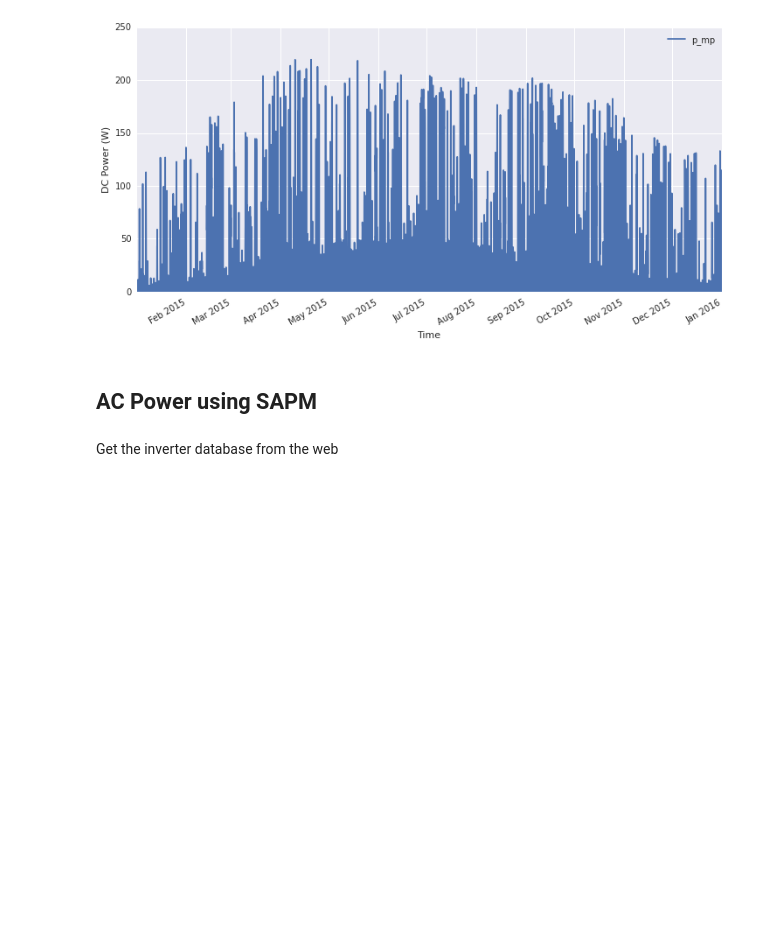
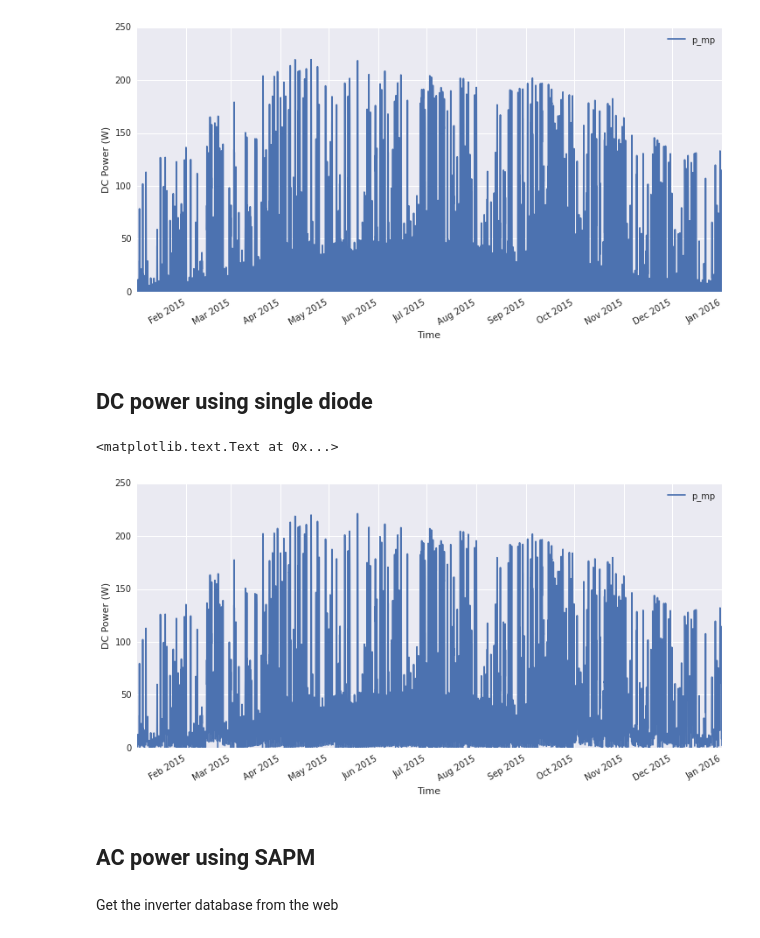
Before and after one commit to pvlib/pvlib-python, a Jupyter notebook: docs/tutorials/tmy_to_power.ipynb, the cells around one changed output. Saved outputs shown, nothing was run; the diff lists cells and outputs as text; code cells hidden in the pictures; blank space fills up the shorter version.

Commit message:
update tmy_to_power with sandia develop stuff

```diff
--- a/docs/tutorials/tmy_to_power.ipynb
+++ b/docs/tutorials/tmy_to_power.ipynb
@@ -281,3 +283,5 @@ Time
 2015-01-01 13:30:00+00:00                     0
 <matplotlib.text.Text at 0x...>
 [figure]
+# %% [markdown]
+## DC power using single diode
@@ -284,5 +302,11 @@ Time
+# %%
+single_diode_out[['p_mp']].plot()
+plt.ylabel('DC Power (W)')
+# %% [output]
+<matplotlib.text.Text at 0x...>
+[figure, added]
 # %% [markdown]
-## AC Power using SAPM
+## AC power using SAPM
 # %% [markdown]
 Get the inverter database from the web
 # %%
```
Also changed, not shown: parts of 29 cells of this notebook.
